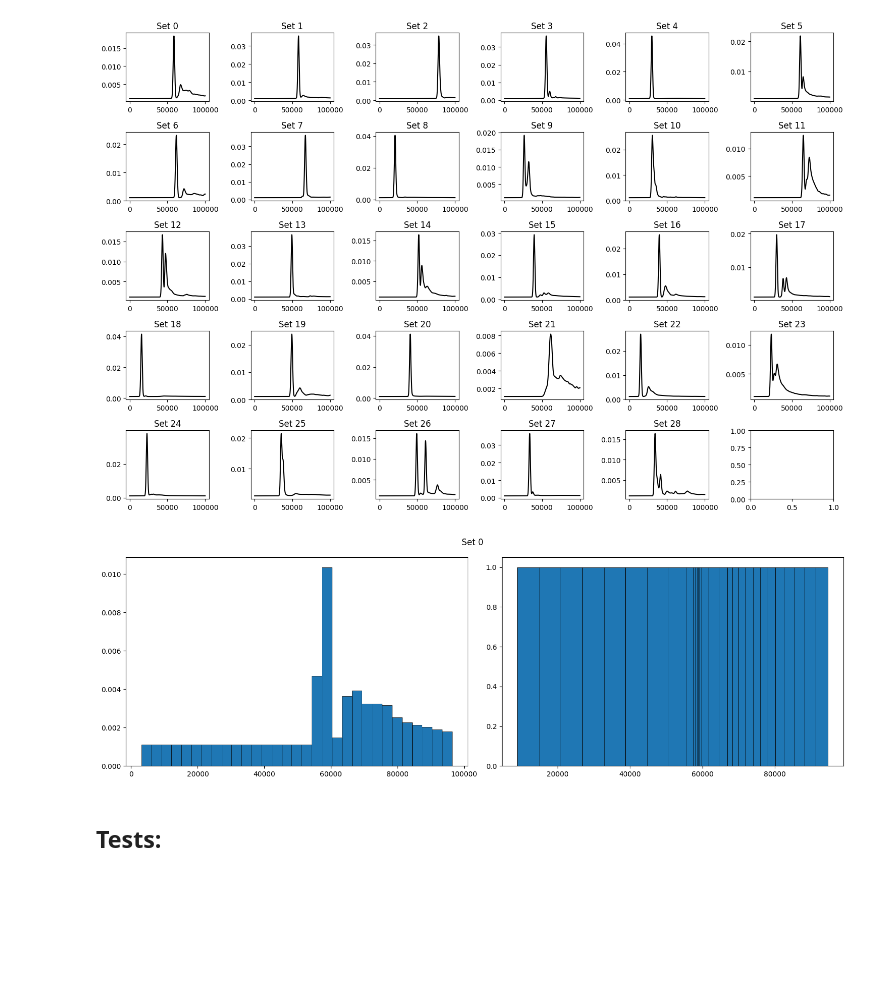
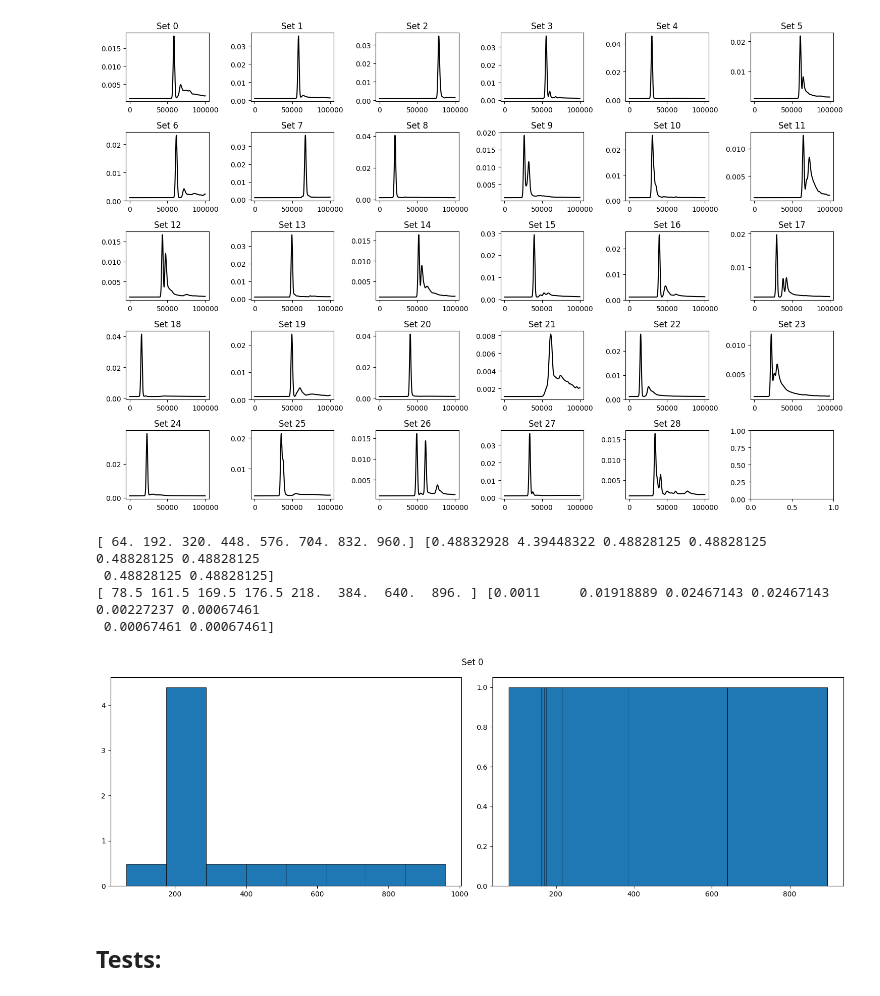
Before and after one commit to elcosas/SPAD_Regression_Research, a Jupyter notebook: Notebook.ipynb, the cells around one changed output. Cells and saved outputs as stored; diff of their text form; code cells hidden in the pictures; blank space fills up the shorter version.

```diff
--- a/Notebook.ipynb
+++ b/Notebook.ipynb
@@ -11,11 +11,11 @@ Dataset limitations:
 ## Helpers:
 # %%
 # Constants
-BOUNDS_PATH = "../dataset/boundaries.npy"
-TRANS_PATH = "../dataset/transients.npy"
+BOUNDS_PATH = "./dataset/gen_bounds.npy"
+TRANS_PATH = "./dataset/gen_trans.npy"
 SET_NUM = 0
 DEFAULT_TR = 0.0011
-BINS = 31
+LASER_RES = 1024
 # %%
 # Load Libraries (can be installed using `pip install -r min_requirements.txt`) & Dataset
 import numpy as np
@@ -39,18 +37,22 @@ print(f'{trs} | {SET_NUM} | {transients.shape}')
 # %%
 # Helper functions
+def convert_ew(b_set, t_set):
+    """Generates x & y vals to fit EWH"""
+    bins = len(b_set)+1
+    step = LASER_RES / bins
+    b_set = np.arange(0, LASER_RES+step, step)
+    b_set = b_set[:-1] + (np.diff(b_set)/2)
+    t_set = np.array([np.mean(arr) for arr in np.array_split(t_set, bins)])
+    return b_set, t_set
+
 def convert_ed(b_set, t_set):
     """Generates x & y vals to fit EDH"""
+    bins = len(b_set)+1
+    b_set = np.concatenate([[0], b_set, [LASER_RES]], axis=None)
     diffs = np.diff(b_set)
     b_set = b_set[:-1] + (diffs/2)
     t_set = np.array([DEFAULT_TR / (diffs[i] / diffs[0]) for i in range(len(b_set))])
     return b_set, t_set
-
-def convert_ew(b_set, t_set):
-    """Generates x & y vals to fit EWH"""
-    t_set = np.array([np.mean(arr) for arr in np.array_split(t_set, BINS)])
-    max_time = np.max(b_set)
-    b_set = np.arange(0, max_time, max_time // 31)[1:]
-    return b_set, t_set
 # %% [markdown]
 ## Graphs:
 # %%
@@ -71,14 +73,20 @@ fig.tight_layout()
 # %%
 # Equi-width & equi-depth histograms for set chosen
 ew_bds, ew_trs = convert_ew(bds.copy(), trs.copy())
 ed_bds, ed_trs = convert_ed(bds.copy(), trs.copy())
+print(ew_bds, ew_trs)
+print(ed_bds, ed_trs)
 fig, axes = plt.subplots(1, 2, figsize=(15, 5))
-axes[0].hist(ew_bds, bins=31, weights=ew_trs, edgecolor='black', linewidth=0.5)
+axes[0].hist(ew_bds, bins=8, weights=ew_trs, edgecolor='black', linewidth=0.5)
 axes[1].hist(ed_bds, bins=np.append(ed_bds, np.max(ed_bds)+1), edgecolor='black', linewidth=0.5)
 fig.suptitle(f'Set {SET_NUM}')
 fig.tight_layout()
 # %% [output]
+[ 64. 192. 320. 448. 576. 704. 832. 960.] [0.48832928 4.39448322 0.48828125 0.48828125 0.48828125 0.48828125
+ 0.48828125 0.48828125]
+[ 78.5 161.5 169.5 176.5 218.  384.  640.  896. ] [0.0011     0.01918889 0.02467143 0.02467143 0.00227237 0.00067461
+ 0.00067461 0.00067461]
-[figure, old version]
+[figure, new version]
 # %% [markdown]
 ## Tests:
 # %% [markdown]
```
Also changed, not shown: parts of 6 cells of this notebook, 4 other files.
